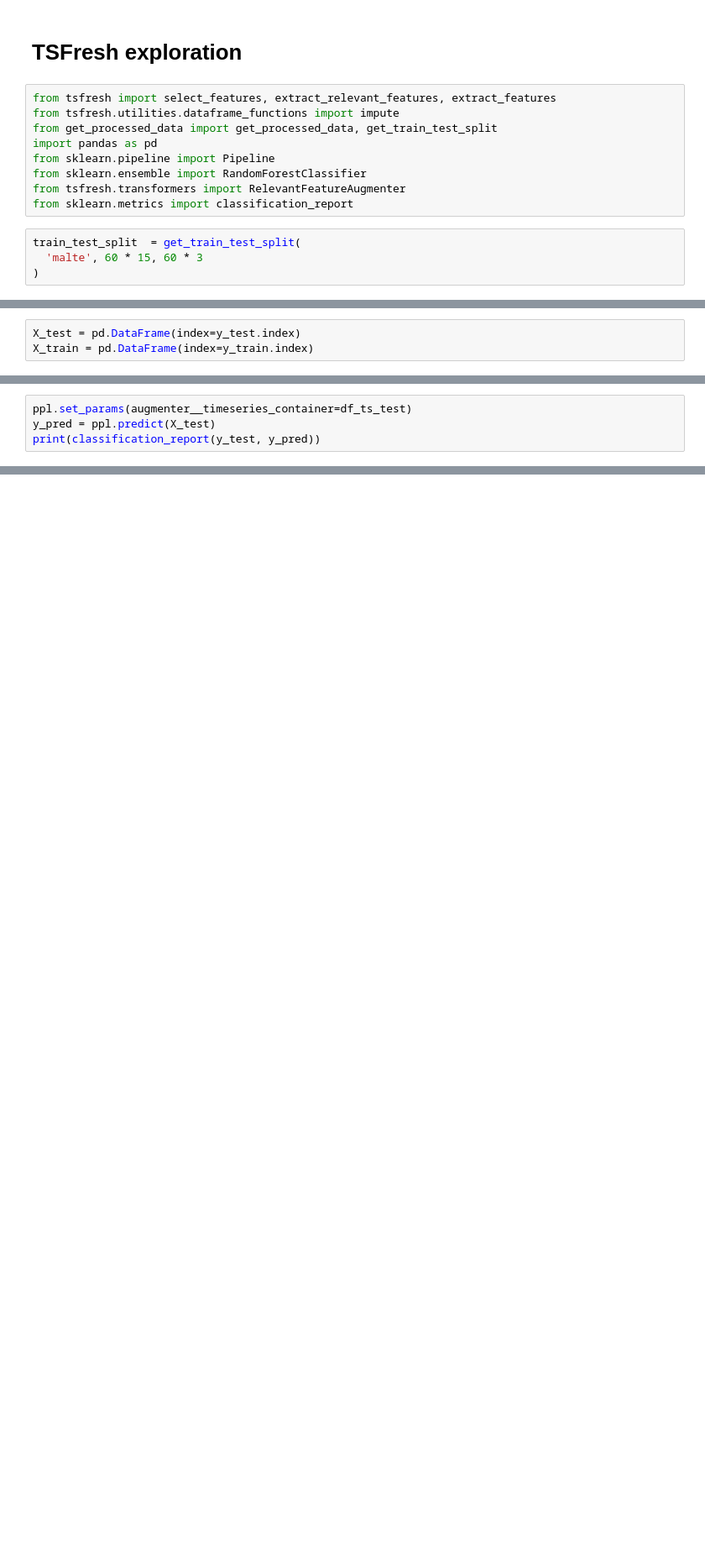
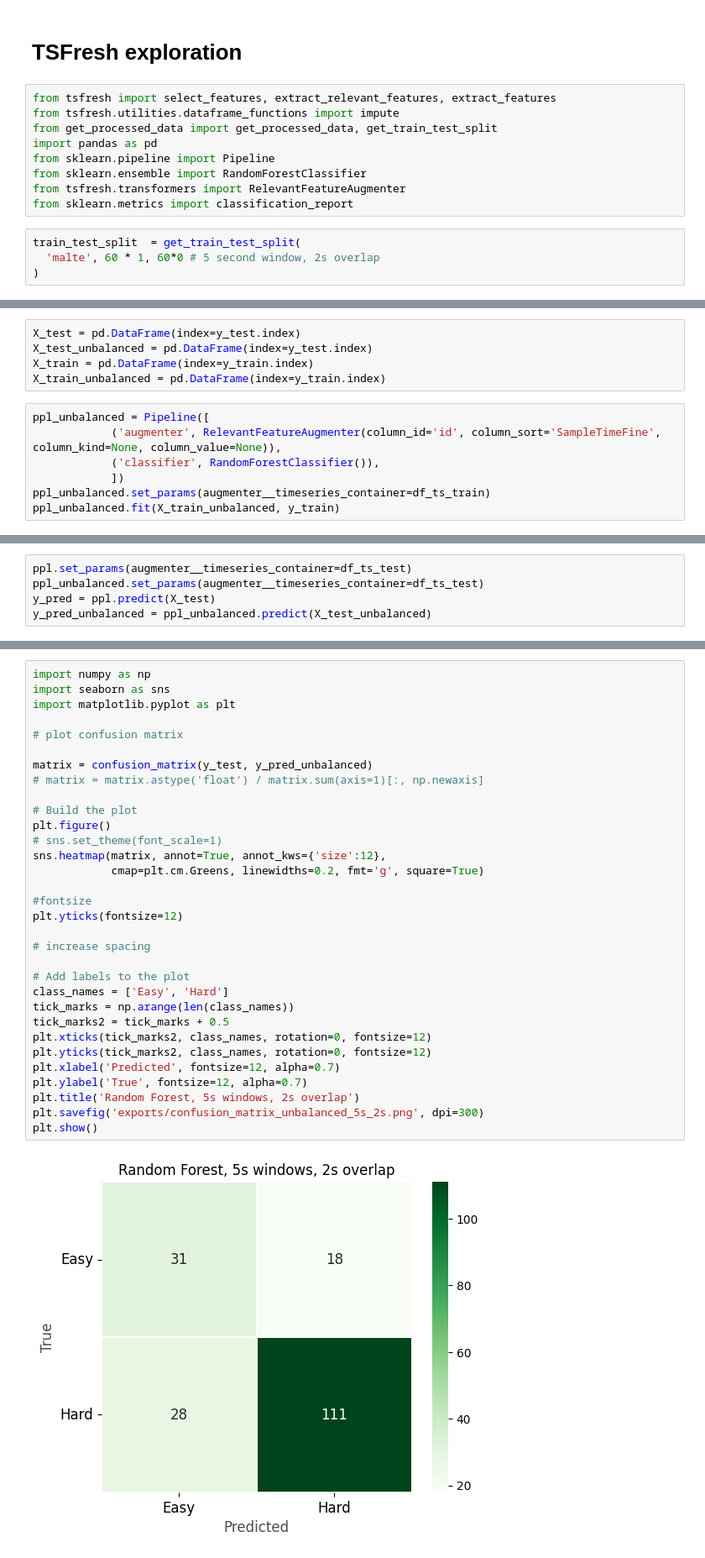
Before and after one commit to malte-j/climbing-grade-classifier, a Jupyter notebook: random-forest.ipynb, the cells around one changed output, grey strips where cells are left out. Shown at 84% size. Cells and saved outputs as stored; diff of their text form; blank space fills up the shorter version.

```diff
--- a/random-forest.ipynb
+++ b/random-forest.ipynb
@@ -11,5 +11,5 @@ from tsfresh.transformers import RelevantFeatureAugmenter
 from sklearn.metrics import classification_report
 # %%
 train_test_split  = get_train_test_split(
-  'malte', 60 * 15, 60 * 3
+  'malte', 60 * 1, 60*0 # 5 second window, 2s overlap
 )
@@ -43,4 +41,13 @@ df_ts_train = pd.concat(ts_train)
 df_ts_test = pd.concat(ts_test)
 # %%
 X_test = pd.DataFrame(index=y_test.index)
+X_test_unbalanced = pd.DataFrame(index=y_test.index)
 X_train = pd.DataFrame(index=y_train.index)
+X_train_unbalanced = pd.DataFrame(index=y_train.index)
+# %%
+ppl_unbalanced = Pipeline([
+            ('augmenter', RelevantFeatureAugmenter(column_id='id', column_sort='SampleTimeFine', column_kind=None, column_value=None)),
+            ('classifier', RandomForestClassifier()),
+            ])
+ppl_unbalanced.set_params(augmenter__timeseries_container=df_ts_train)
+ppl_unbalanced.fit(X_train_unbalanced, y_train)
@@ -79,4 +109,5 @@ Pipeline(steps=[('augmenter',
 # %%
 ppl.set_params(augmenter__timeseries_container=df_ts_test)
+ppl_unbalanced.set_params(augmenter__timeseries_container=df_ts_test)
 y_pred = ppl.predict(X_test)
-print(classification_report(y_test, y_pred))
+y_pred_unbalanced = ppl_unbalanced.predict(X_test_unbalanced)
@@ -91,0 +150,34 @@ weighted avg       0.95      0.93      0.93        14
+# %%
+import numpy as np
+import seaborn as sns
+import matplotlib.pyplot as plt
+
+# plot confusion matrix
+
+matrix = confusion_matrix(y_test, y_pred_unbalanced)
+# matrix = matrix.astype('float') / matrix.sum(axis=1)[:, np.newaxis]
+
+# Build the plot
+plt.figure()
+# sns.set_theme(font_scale=1)
+sns.heatmap(matrix, annot=True, annot_kws={'size':12},
+            cmap=plt.cm.Greens, linewidths=0.2, fmt='g', square=True)
+
+#fontsize
+plt.yticks(fontsize=12)
+
+# increase spacing
+
+# Add labels to the plot
+class_names = ['Easy', 'Hard']
+tick_marks = np.arange(len(class_names))
+tick_marks2 = tick_marks + 0.5
+plt.xticks(tick_marks2, class_names, rotation=0, fontsize=12)
+plt.yticks(tick_marks2, class_names, rotation=0, fontsize=12)
+plt.xlabel('Predicted', fontsize=12, alpha=0.7)
+plt.ylabel('True', fontsize=12, alpha=0.7)
+plt.title('Random Forest, 5s windows, 2s overlap')
+plt.savefig('exports/confusion_matrix_unbalanced_5s_2s.png', dpi=300)
+plt.show()
+# %% [output]
+[figure, added]
```
Also changed, not shown: parts of 6 cells of this notebook, 7 other files.
